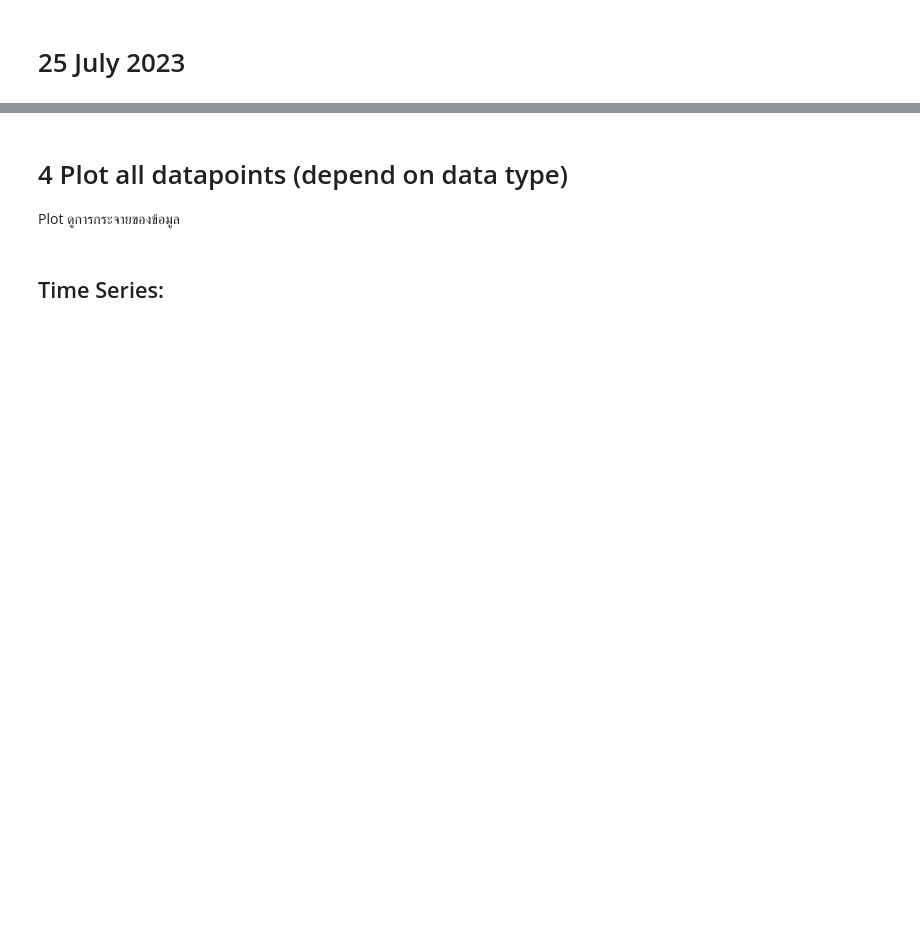
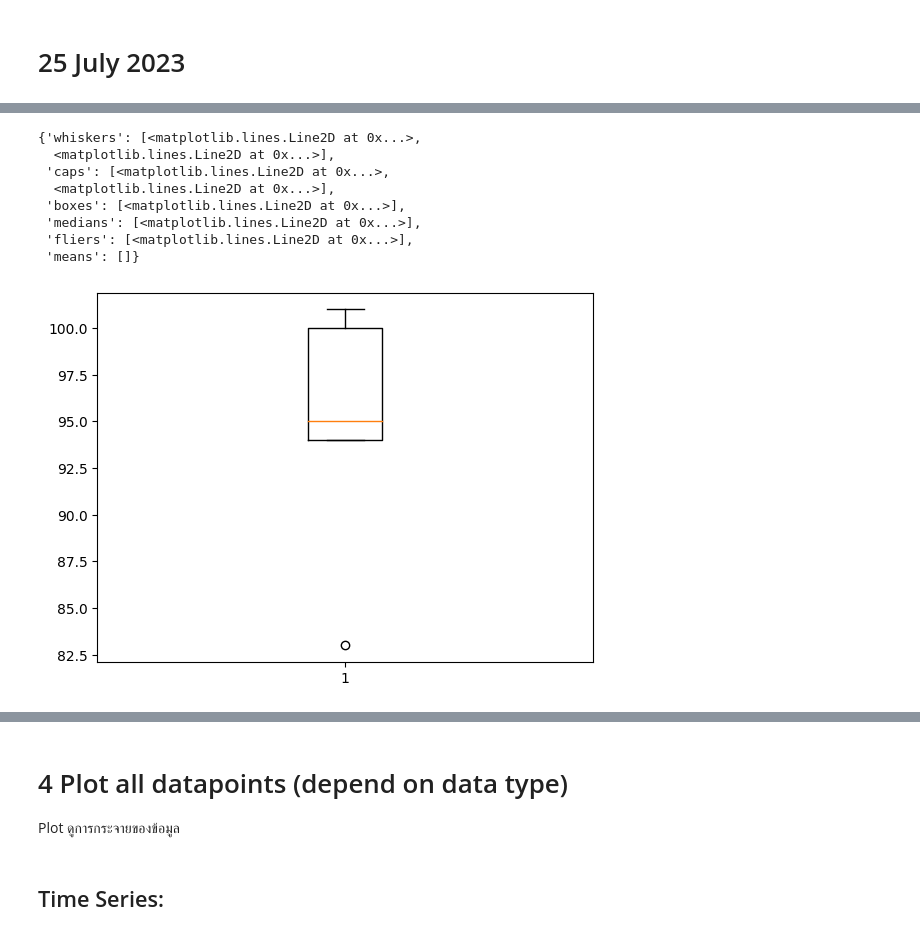
Before and after one commit to tohnperfect/DPDM2023, a Jupyter notebook: Data102(Chapter2).ipynb, the cells around one changed output, grey strips where cells are left out. Saved outputs shown, nothing was run; the diff lists cells and outputs as text; code cells hidden in the pictures; blank space fills up the shorter version.

Commit message:
assign value to the table and boxplot

```diff
--- a/Data102(Chapter2).ipynb
+++ b/Data102(Chapter2).ipynb
@@ -203,0 +141,2 @@ data_new.describe()
+# %%
+table_from_drive.loc[6,'Amount_Government']=83
@@ -203,0 +158,2 @@ data_new.describe()
+# %%
+table_from_drive['Amount_Government'][6] = 84
@@ -203,0 +180,2 @@ data_new.describe()
+# %%
+table_from_drive.iloc[-3,2]=83
@@ -233,0 +214,12 @@ plt.boxplot(positive_) #positive
+# %%
+plt.boxplot(table_from_drive['Amount_Government'])
+# %% [output]
+{'whiskers': [<matplotlib.lines.Line2D at 0x...>,
+  <matplotlib.lines.Line2D at 0x...>],
+ 'caps': [<matplotlib.lines.Line2D at 0x...>,
+  <matplotlib.lines.Line2D at 0x...>],
+ 'boxes': [<matplotlib.lines.Line2D at 0x...>],
+ 'medians': [<matplotlib.lines.Line2D at 0x...>],
+ 'fliers': [<matplotlib.lines.Line2D at 0x...>],
+ 'means': []}
+[figure, added]
```
Also changed, not shown: parts of 134 cells of this notebook.
